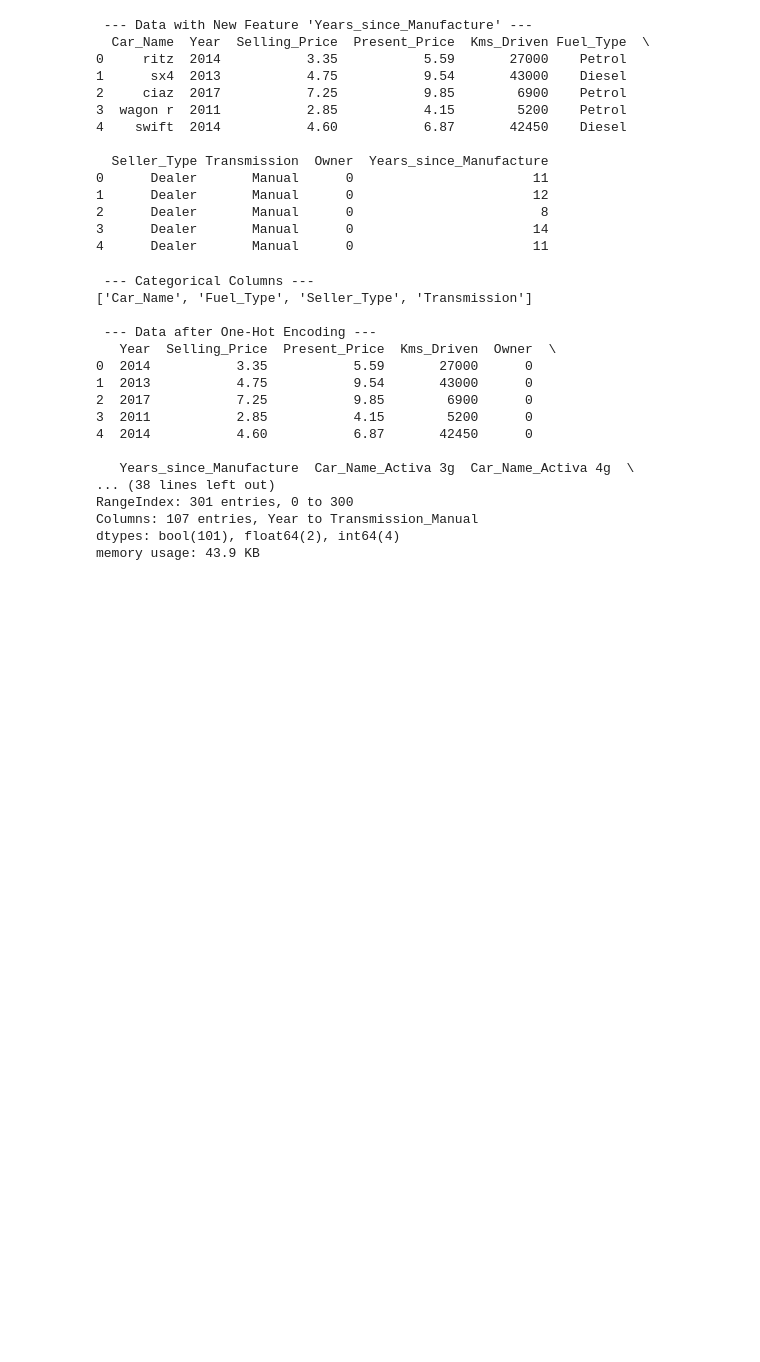
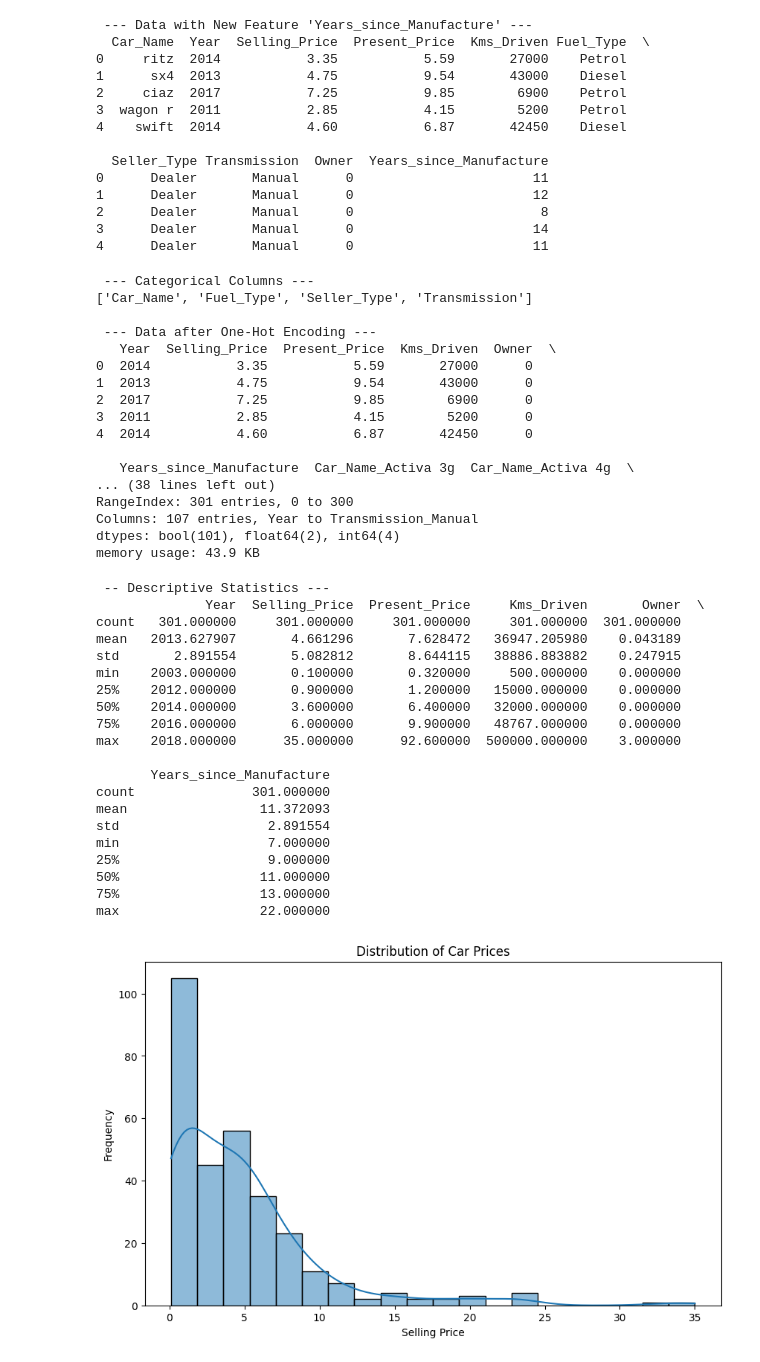
Before and after one commit to H3IN-THANT/ShadowFox, a Jupyter notebook: car_price_prediction.ipynb, the cells around one changed output. Saved outputs shown, nothing was run; the diff lists cells and outputs as text; code cells hidden in the pictures; blank space fills up the shorter version.

```diff
--- a/car_price_prediction.ipynb
+++ b/car_price_prediction.ipynb
@@ -104,14 +104,36 @@ memory usage: 43.9 KB
 # %%
 # --- Exploratory Data Analysis (EDA) ---
 print("\n -- Descriptive Statistics ---")
 print(df.describe())
 
 plt.figure(figsize=(10, 6))
-sns.histplot(df['Price'], bins=20, kde=True)
+sns.histplot(df['Selling_Price'], bins=20, kde=True)
 plt.title('Distribution of Car Prices')
 plt.xlabel('Selling Price')
 plt.ylabel('Frequency')
 plt.show()
+# %% [output]
+ -- Descriptive Statistics ---
+              Year  Selling_Price  Present_Price     Kms_Driven       Owner  \
+count   301.000000     301.000000     301.000000     301.000000  301.000000
+mean   2013.627907       4.661296       7.628472   36947.205980    0.043189
+std       2.891554       5.082812       8.644115   38886.883882    0.247915
+min    2003.000000       0.100000       0.320000     500.000000    0.000000
+25%    2012.000000       0.900000       1.200000   15000.000000    0.000000
+50%    2014.000000       3.600000       6.400000   32000.000000    0.000000
+75%    2016.000000       6.000000       9.900000   48767.000000    0.000000
+max    2018.000000      35.000000      92.600000  500000.000000    3.000000
+
+       Years_since_Manufacture
+count               301.000000
+mean                 11.372093
+std                   2.891554
+min                   7.000000
+25%                   9.000000
+50%                  11.000000
+75%                  13.000000
+max                  22.000000
+[figure, added]
 # %%
 plt.figure(figsize=(10,6))
 sns.histplot(df['Selling_Price'], kde= True, bins = 30)
```
Also changed, not shown: parts of 9 cells of this notebook.
